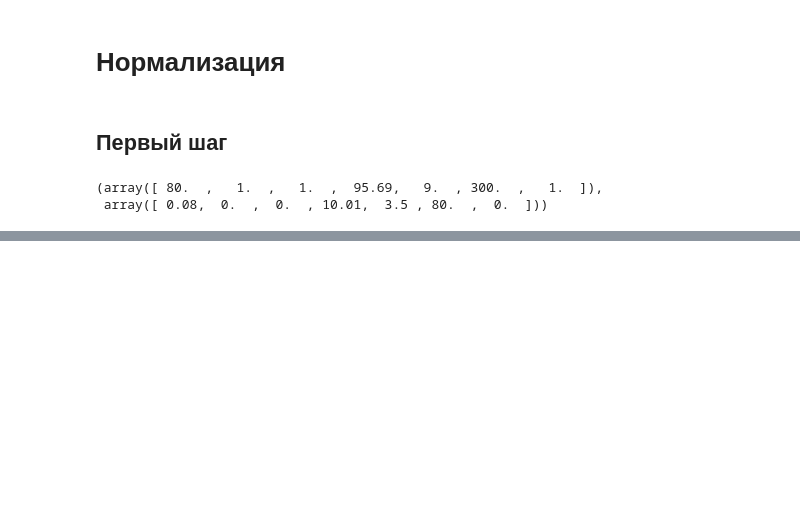
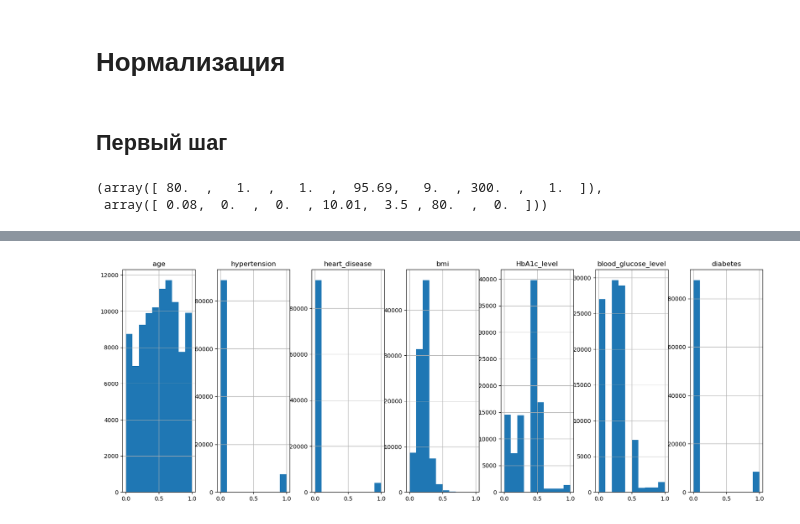
Before and after one commit to synrocka/Diabetes-Prediction, a Jupyter notebook: main.ipynb, the cells around one changed output, grey strips where cells are left out. Drawn from its saved outputs; the diff is of its cells as text; code cells hidden in the pictures; blank space fills up the shorter version.

```diff
--- a/main.ipynb
+++ b/main.ipynb
@@ -158,0 +161,4 @@ norm.data_max_, norm.data_min_
+# %%
+normalized = norm.transform(df[num_columns])
+df_norm = pd.DataFrame(normalized, columns=num_columns)
+df_norm
@@ -158,0 +179,4 @@ norm.data_max_, norm.data_min_
+# %%
+df_norm.hist(figsize = (20,7), layout= (1,7));
+# %% [output]
+[figure, added]
```
Also changed, not shown: parts of 2 cells of this notebook.
